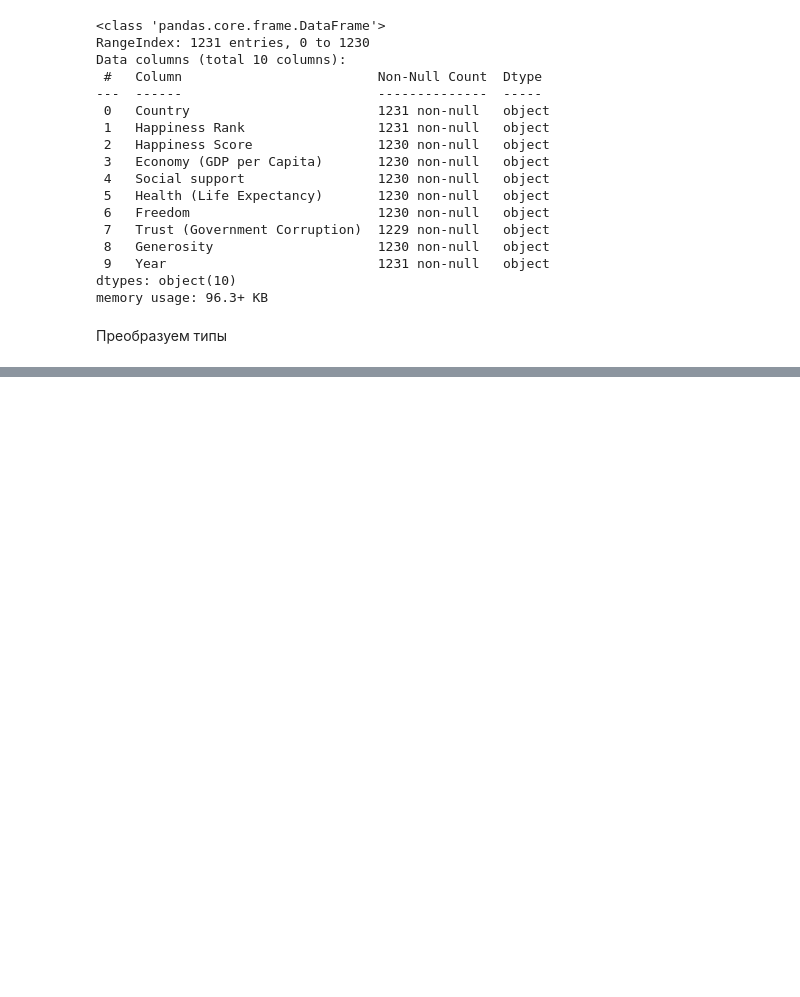
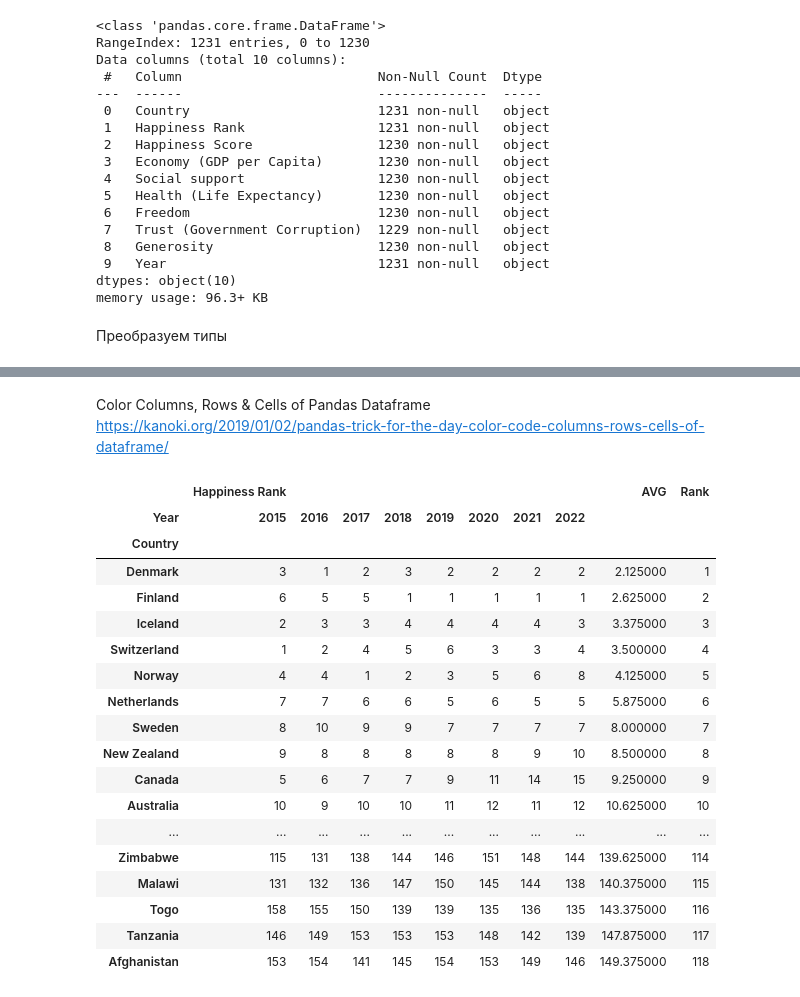
Before and after one commit to NadezhdaGruzdeva/GB-graduate-work-World-Happiness-Report-up-to-2022, a Jupyter notebook: World Happiness Report up to 2022.ipynb, the cells around one changed output, grey strips where cells are left out. Saved outputs shown, nothing was run; the diff lists cells and outputs as text; code cells hidden in the pictures; blank space fills up the shorter version.

Commit message:
data types changed, pivots rank

```diff
--- a/World Happiness Report up to 2022.ipynb
+++ b/World Happiness Report up to 2022.ipynb
@@ -7,5 +7,6 @@ https://www.kaggle.com/datasets/mathurinache/world-happiness-report?datasetId=74
 # %%
 df22 = pd.read_csv('2022.csv') #import Dataset#
 df22['Year'] = 2022
-df22.info()
+df22.loc[(df22.Country == 'Belarus*'), 'Country'] = 'Belarus'
+df22
 # %% [output]
@@ -364,0 +447,58 @@ df.to_csv (r'C:\Users\Nadezhda\Desktop\Python\диплом\World Happiness Repor
+# %% [markdown]
+Color Columns, Rows & Cells of Pandas Dataframe
+https://kanoki.org/2019/01/02/pandas-trick-for-the-day-color-code-columns-rows-cells-of-dataframe/
+# %%
+def color_rank(value):
+    if value == 1:
+        color = 'yellow'
+    elif value == 2:
+        color = 'silver'
+    elif value == 3:
+        color = 'moccasin'
+    else:
+        color = 'default'
+    return 'background-color: %s' % color
+
+
+def highlight_max(data, color='yellow'):
+    '''
+    highlight the maximum in a Series or DataFrame
+    '''
+    attr = 'background-color: {}'.format(color)
+    data = data.astype(float)
+    if data.ndim == 1:
+        is_max = data == data.max()
+        return [attr if v else '' for v in is_max]
+    else:
+        is_max = data == data.max().max()
+        return pd.DataFrame(np.where(is_max, attr, ''),
+                            index=data.index, columns=data.columns)
+# %%
+datapivothappiness_rank = df.pivot(index='Country', columns='Year', values=['Happiness Rank'])
+
+
+datapivothappiness_rank = datapivothappiness_rank.dropna(axis = 0)
+datapivothappiness_rank['AVG'] = datapivothappiness_rank.mean(axis = 1)
+datapivothappiness_rank = datapivothappiness_rank.sort_values(by = ['AVG'])
+datapivothappiness_rank['Rank'] = range(1, len(datapivothappiness_rank)+1)
+datapivothappiness_rank.style.applymap(color_rank, subset = ['Happiness Rank', 'Rank'])
+# %% [output]
+|  | Happiness Rank |  |  |  |  |  |  |  | AVG | Rank |
+| Year | 2015 | 2016 | 2017 | 2018 | 2019 | 2020 | 2021 | 2022 |  |  |
+| Country |  |  |  |  |  |  |  |  |  |  |
+| Denmark | 3 | 1 | 2 | 3 | 2 | 2 | 2 | 2 | 2.125000 | 1 |
+| Finland | 6 | 5 | 5 | 1 | 1 | 1 | 1 | 1 | 2.625000 | 2 |
+| Iceland | 2 | 3 | 3 | 4 | 4 | 4 | 4 | 3 | 3.375000 | 3 |
+| Switzerland | 1 | 2 | 4 | 5 | 6 | 3 | 3 | 4 | 3.500000 | 4 |
+| Norway | 4 | 4 | 1 | 2 | 3 | 5 | 6 | 8 | 4.125000 | 5 |
+| Netherlands | 7 | 7 | 6 | 6 | 5 | 6 | 5 | 5 | 5.875000 | 6 |
+| Sweden | 8 | 10 | 9 | 9 | 7 | 7 | 7 | 7 | 8.000000 | 7 |
+| New Zealand | 9 | 8 | 8 | 8 | 8 | 8 | 9 | 10 | 8.500000 | 8 |
+| Canada | 5 | 6 | 7 | 7 | 9 | 11 | 14 | 15 | 9.250000 | 9 |
+| Australia | 10 | 9 | 10 | 10 | 11 | 12 | 11 | 12 | 10.625000 | 10 |
+| ... | ... | ... | ... | ... | ... | ... | ... | ... | ... | ... |
+| Zimbabwe | 115 | 131 | 138 | 144 | 146 | 151 | 148 | 144 | 139.625000 | 114 |
+| Malawi | 131 | 132 | 136 | 147 | 150 | 145 | 144 | 138 | 140.375000 | 115 |
+| Togo | 158 | 155 | 150 | 139 | 139 | 135 | 136 | 135 | 143.375000 | 116 |
+| Tanzania | 146 | 149 | 153 | 153 | 153 | 148 | 142 | 139 | 147.875000 | 117 |
+| Afghanistan | 153 | 154 | 141 | 145 | 154 | 153 | 149 | 146 | 149.375000 | 118 |
```
Also changed, not shown: parts of 11 cells of this notebook.
